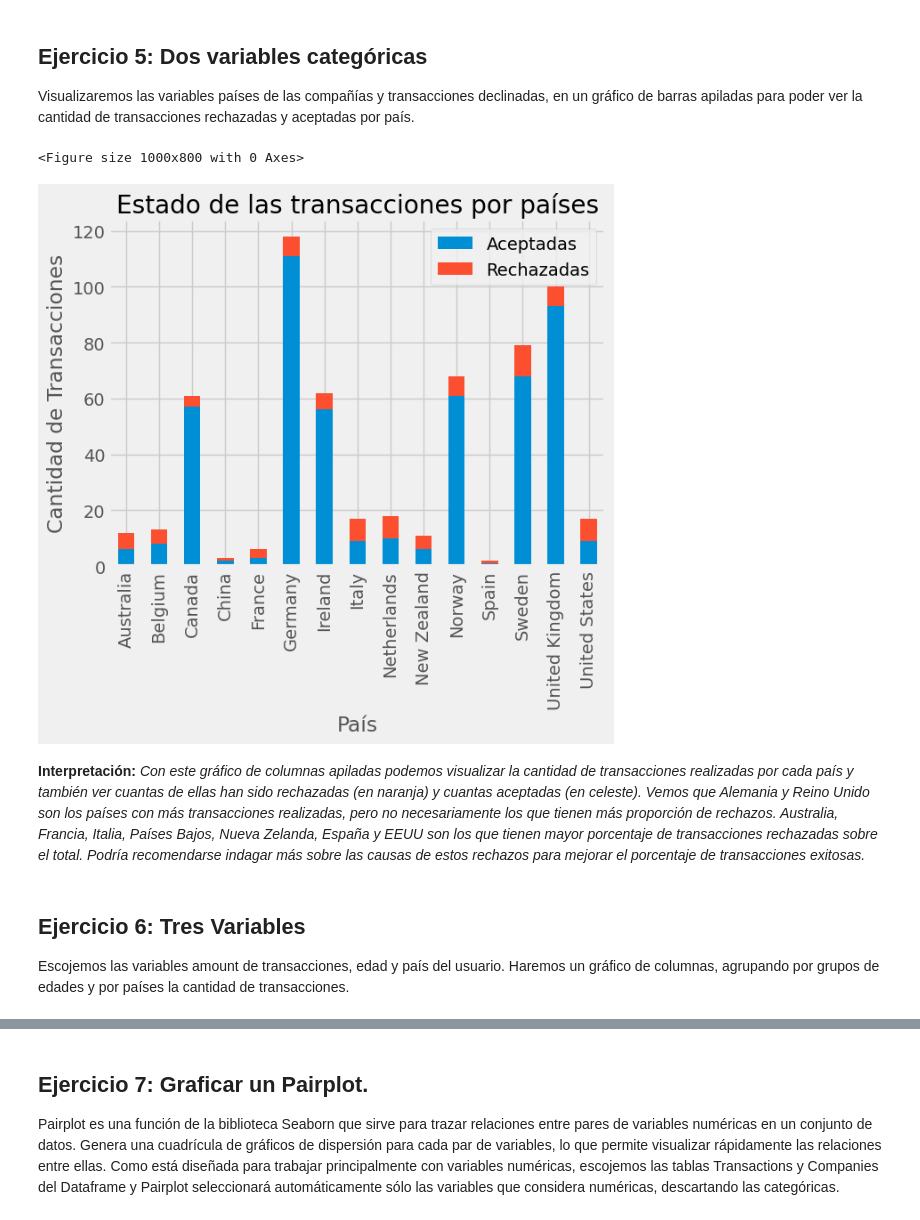
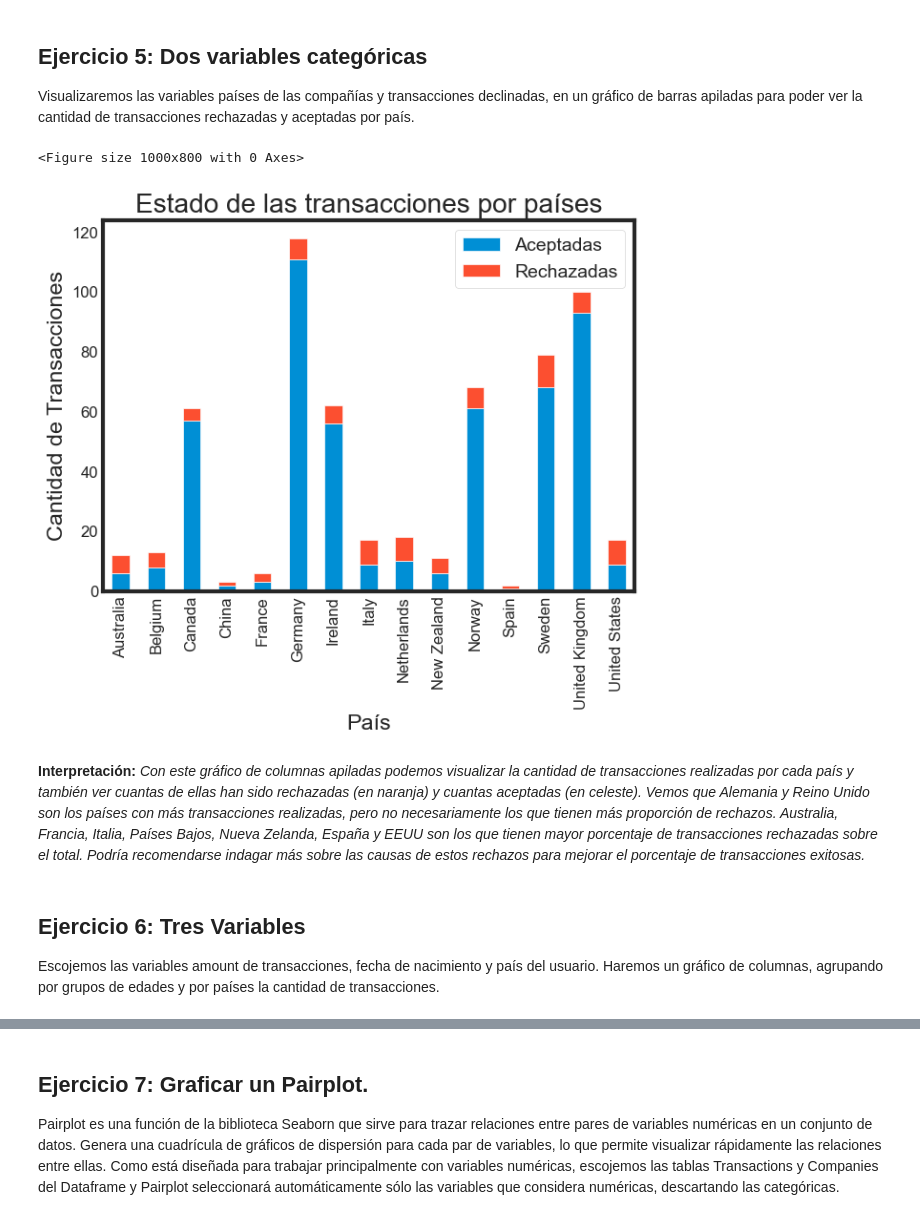
Before and after one commit to micagiaroli/08.01, a Jupyter notebook: Giaroli - Sprint 8.1.ipynb, the cells around one changed output, grey strips where cells are left out. Drawn from its saved outputs; the diff is of its cells as text; code cells hidden in the pictures.

```diff
--- a/Giaroli - Sprint 8.1.ipynb
+++ b/Giaroli - Sprint 8.1.ipynb
@@ -92,8 +92,9 @@ Seleccionamos un histograma de frecuencia para poder ver el id de los productos
 # Importamos librerías
 import matplotlib.pyplot as plt
 import pandas as pd
+import seaborn as sns
 
-plt.style.use('ggplot') #damos formato de estilo al gráfico
+sns.set_style('ticks') # damos formato el estilo de los gráficos
 
 # Obtenemos los datos de los campos 'id_product' de la tabla 'product_per_transactions'
 id_product = df['products_per_transactions']['id_product']
@@ -104,7 +105,7 @@ product_counts = id_product.value_counts().sort_index()
 # Creamos una variable para darle color sólo para los id de producto que se hayan vendido más de 60 unidades
 color = ['lightgreen' if count > 60 else 'salmon'for count in product_counts]
 
-# Creamos el gráfico de líneas
+# Creamos el gráfico de barras
 product_counts.plot(kind='bar', color = color)
 
 # Añadimos etiquetas y título
@@ -226,7 +199,6 @@ Para visualizar la participación de cada país haremos un gráfico de pastel.
 # %%
 import matplotlib.pyplot as plt
 import pandas as pd
-plt.style.use("fivethirtyeight")  #damos formato de estilo al gráfico
 
 transactions = df['transactions']
 companies =df['companies']
@@ -243,7 +215,7 @@ plt.pie(transacciones_por_pais,
         labels=transacciones_por_pais.index, #etiquetas según el índice de la variable transacciones_por_pais (sería país)
         autopct='%1.1f%%',  #formato del número, float, con un decimal y símbolo de porcentaje
         startangle=140,     #ángulo donde comienza a dibujarse el pastel
-        textprops={'fontsize': 8},    #tamaño del texto
+        textprops={'fontsize': 8.5},    #tamaño del texto
         pctdistance=0.9,                #distancia de los porcentajes
         labeldistance=1.2)              #distancia de las etiquetas
 
@@ -263,38 +235,38 @@ Visualizaremos las variables países de las compañías y transacciones declinad
 # %%
 import pandas as pd
 import matplotlib.pyplot as plt
 
 companies = df['companies']
 transactions = df['transactions']
 
 # Unimos las tablas 'transactions' y 'companies' por los campos 'business_id' y 'company_id'
 datos = pd.merge(transactions, companies, how='inner', left_on='business_id', right_on='company_id')
 
 # Agrupamos los datos por país y contamos las transacciones declinadas
 # Con unstack() pivotamos el índice interno del dataframe resultante para generar columnas con los valores únicos de 'declined'
 agrupados = datos.groupby('country')['declined'].value_counts().unstack()
 
 # Renombramos las columnas para que en el gráfico, en lugar de 1 y 0, diga Aceptadas y Rechazadas con el atributo .columns
 agrupados.columns = ['Aceptadas', 'Rechazadas']
 
 # Graficamos
 plt.figure(figsize=(10, 8))  # Ajustamos el tamaño de la figura
-agrupados.plot(kind='bar', stacked=True) #con stacked=True hacemos que las columnas sean apiladas
+agrupados.plot(kind='bar', stacked=True, fontsize=12) #con stacked=True hacemos que las columnas sean apiladas
 
 #Colocamos título y etiquetas a los ejes
 plt.title('Estado de las transacciones por países')
 plt.xlabel('País')
 plt.ylabel('Cantidad de Transacciones')
 
 plt.show()
 # %% [output]
 <Figure size 1000x800 with 0 Axes>
-[figure, old version]
+[figure, new version]
 # %% [markdown]
 **Interpretación:** *Con este gráfico de columnas apiladas podemos visualizar la cantidad de transacciones realizadas por cada país y también ver cuantas de ellas han sido rechazadas (en naranja) y cuantas aceptadas (en celeste). Vemos que Alemania y Reino Unido son los países con más transacciones realizadas, pero no necesariamente los que tienen más proporción de rechazos. Australia, Francia, Italia, Países Bajos, Nueva Zelanda, España y EEUU son los que tienen mayor porcentaje de transacciones rechazadas sobre el total. Podría recomendarse indagar más sobre las causas de estos rechazos para mejorar el porcentaje de transacciones exitosas.*
 # %% [markdown]
 ## Ejercicio 6: Tres Variables
-Escojemos las variables amount de transacciones, edad y país del usuario. Haremos un gráfico de columnas, agrupando por grupos de edades y por países la cantidad de transacciones.
+Escojemos las variables amount de transacciones, fecha de nacimiento y país del usuario. Haremos un gráfico de columnas, agrupando por grupos de edades y por países la cantidad de transacciones.
 # %%
 import pandas as pd
 import matplotlib.pyplot as plt
```
Also changed, not shown: parts of 19 cells of this notebook.
